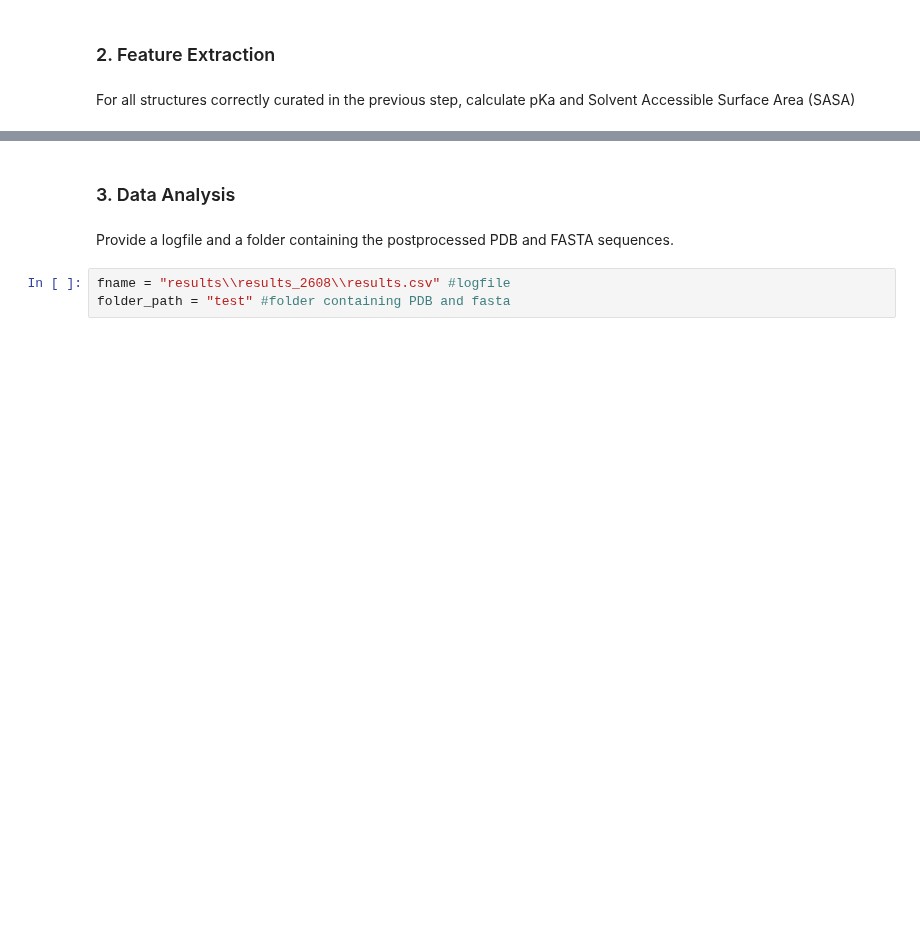
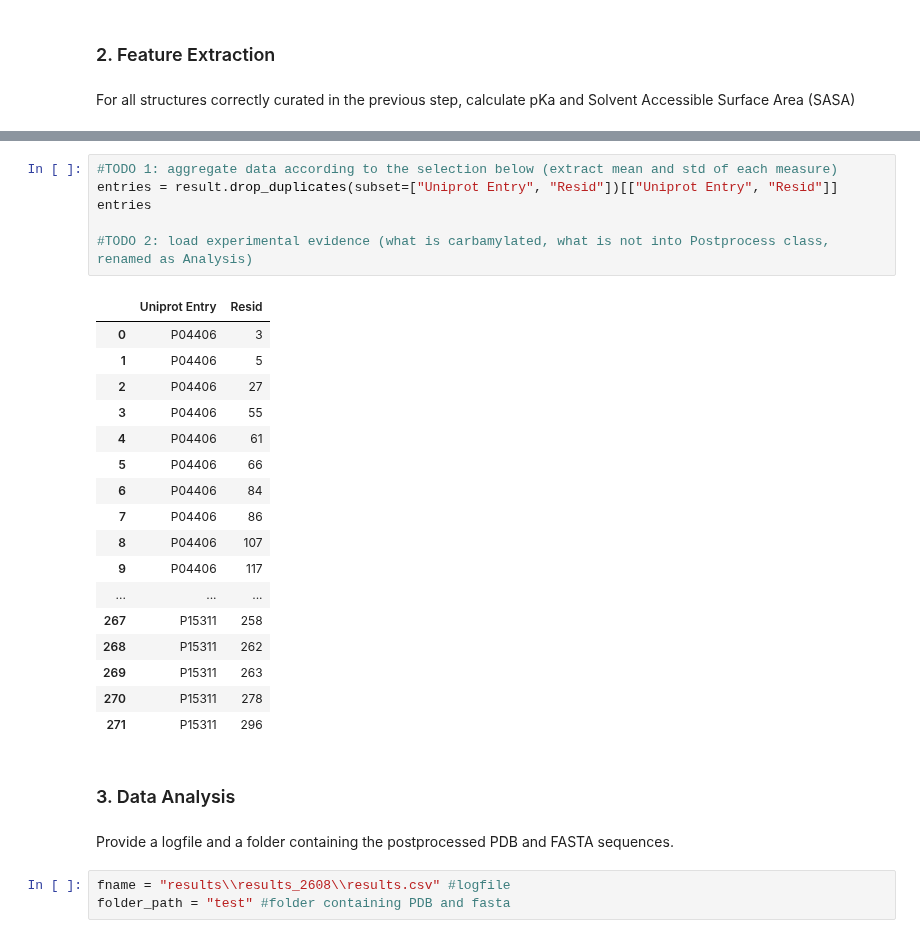
Before and after one commit to Degiacomi-Lab/RESDY, a Jupyter notebook: carbamylation.ipynb, the cells around one changed output, grey strips where cells are left out. Saved outputs shown, nothing was run; the diff lists cells and outputs as text; blank space fills up the shorter version.

```diff
--- a/carbamylation.ipynb
+++ b/carbamylation.ipynb
@@ -127,3 +136,27 @@ AF-Q9HB71-F1-model_v1 found
+# %%
+#TODO 1: aggregate data according to the selection below (extract mean and std of each measure)
+entries = result.drop_duplicates(subset=["Uniprot Entry", "Resid"])[["Uniprot Entry", "Resid"]]
+entries
+
+#TODO 2: load experimental evidence (what is carbamylated, what is not into Postprocess class, renamed as Analysis)
+# %% [output]
+|  | Uniprot Entry | Resid |
+| 0 | P04406 | 3 |
+| 1 | P04406 | 5 |
+| 2 | P04406 | 27 |
+| 3 | P04406 | 55 |
+| 4 | P04406 | 61 |
+| 5 | P04406 | 66 |
+| 6 | P04406 | 84 |
+| 7 | P04406 | 86 |
+| 8 | P04406 | 107 |
+| 9 | P04406 | 117 |
+| ... | ... | ... |
+| 267 | P15311 | 258 |
+| 268 | P15311 | 262 |
+| 269 | P15311 | 263 |
+| 270 | P15311 | 278 |
+| 271 | P15311 | 296 |
 # %% [markdown]
 ### 3. Data Analysis
 # %% [markdown]
```
Also changed, not shown: parts of 11 cells of this notebook, 26 other files.
